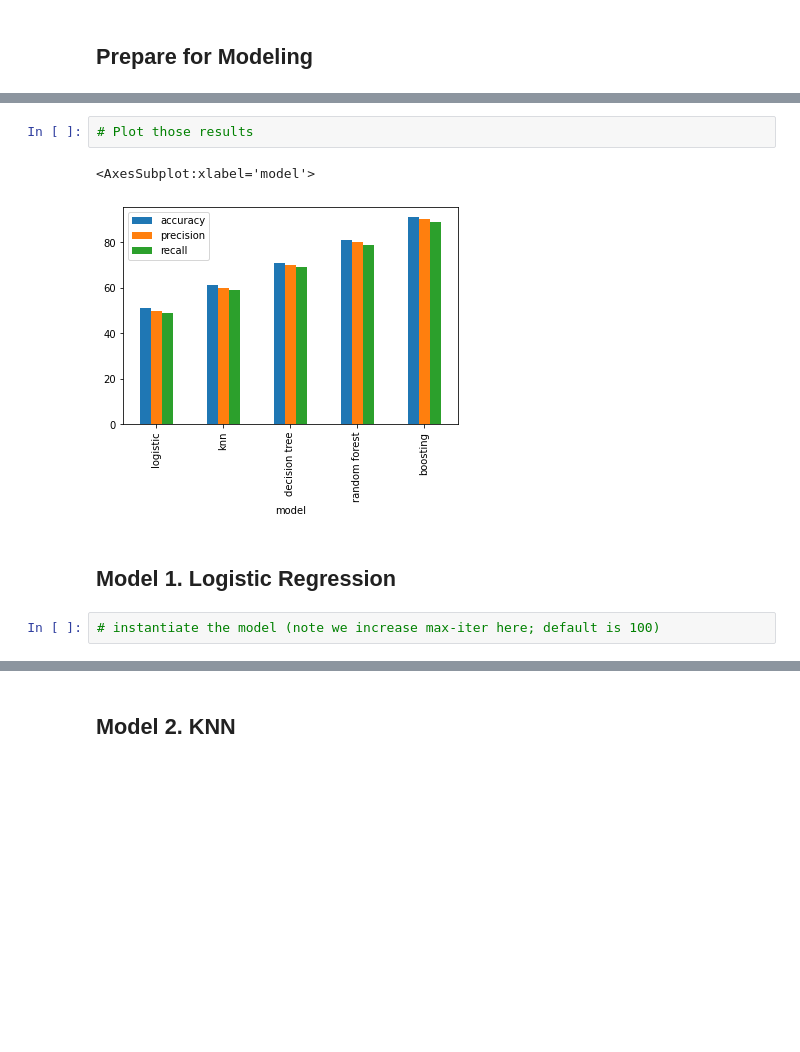
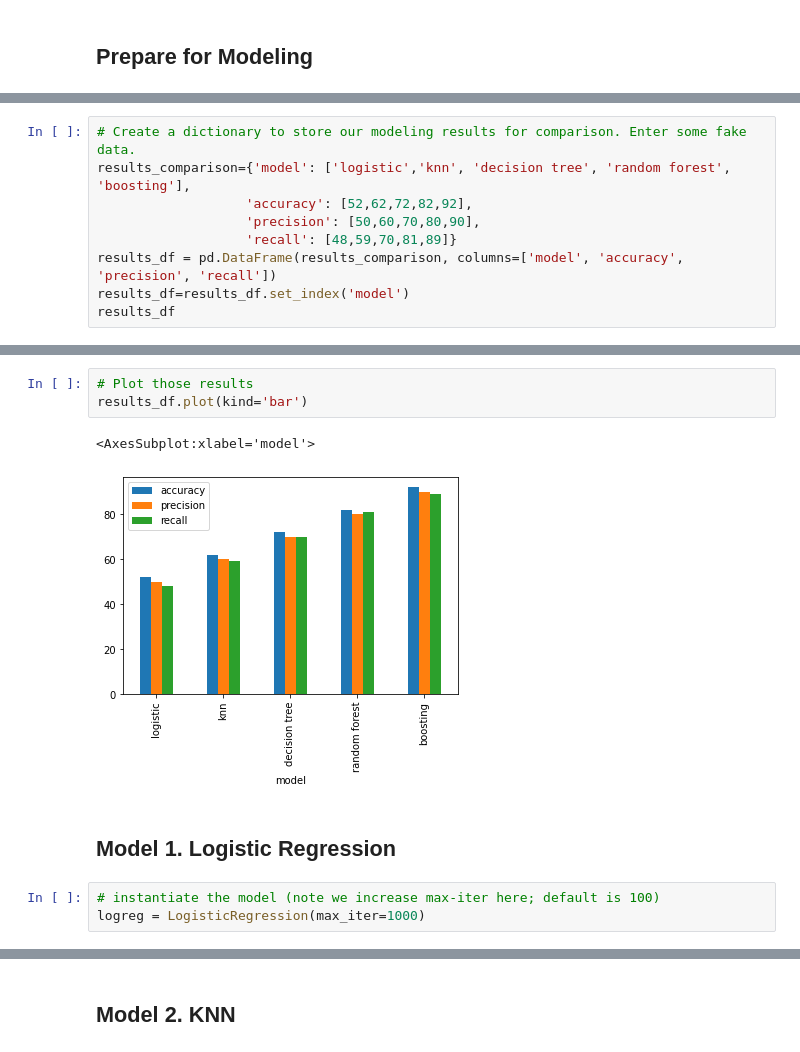
Before and after one commit to manueldelreal/12-random-forest, a Jupyter notebook: practice/challenges/compare-burritos.ipynb, the cells around one changed output, grey strips where cells are left out. Cells and saved outputs as stored; diff of their text form; blank space fills up the shorter version.

```diff
--- a/practice/challenges/compare-burritos.ipynb
+++ b/practice/challenges/compare-burritos.ipynb
@@ -142,0 +172,9 @@ Name: Great, dtype: int64
+# %%
+# Create a dictionary to store our modeling results for comparison. Enter some fake data.
+results_comparison={'model': ['logistic','knn', 'decision tree', 'random forest', 'boosting'],
+                   'accuracy': [52,62,72,82,92],
+                   'precision': [50,60,70,80,90],
+                   'recall': [48,59,70,81,89]}
+results_df = pd.DataFrame(results_comparison, columns=['model', 'accuracy', 'precision', 'recall'])
+results_df=results_df.set_index('model')
+results_df
@@ -143,11 +189,13 @@ Name: Great, dtype: int64
 # %%
 # Plot those results
+results_df.plot(kind='bar')
 # %% [output]
 <AxesSubplot:xlabel='model'>
-[figure, old version]
+[figure, new version]
 # %% [markdown]
 ## Model 1. Logistic Regression
 # %%
 # instantiate the model (note we increase max-iter here; default is 100)
+logreg = LogisticRegression(max_iter=1000)
 # %%
 # fit your model on the training dataset
```
Also changed, not shown: parts of 53 cells of this notebook, 1 other file.
